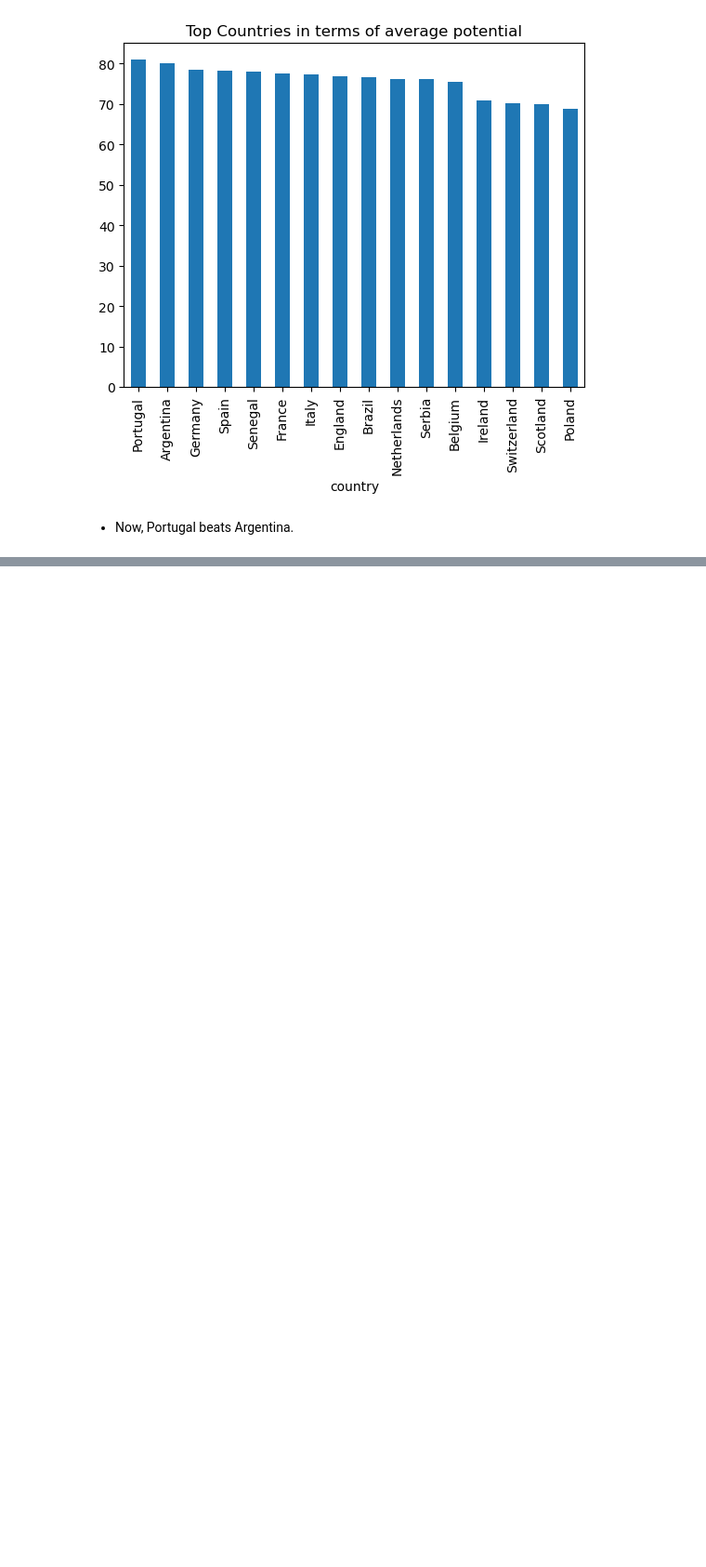
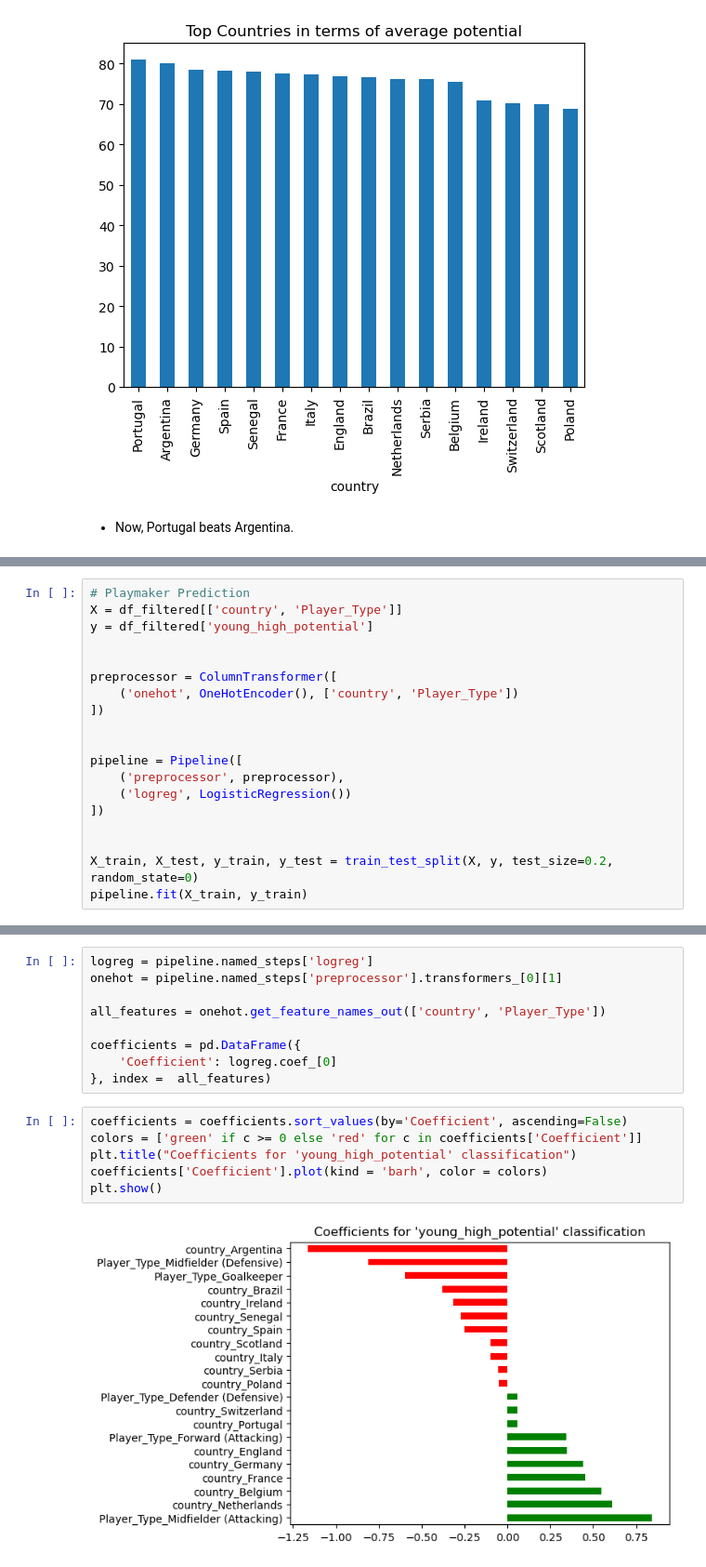
Before and after one commit to falba3/AdvancedDataAnalytics, a Jupyter notebook: notebooks/all_questions.ipynb, the cells around one changed output, grey strips where cells are left out. Shown at 93% size. Cells and saved outputs as stored; diff of their text form; blank space fills up the shorter version.

```diff
--- a/notebooks/all_questions.ipynb
+++ b/notebooks/all_questions.ipynb
@@ -1822 +1811,20 @@ See the caveats in the documentation: https://pandas.pydata.org/pandas-docs/stab
 * Countries like Germany and Netherlands also show a bigger proportion of these types of players.
+# %%
+# Playmaker Prediction
+X = df_filtered[['country', 'Player_Type']]
+y = df_filtered['young_high_potential']
+
+
+preprocessor = ColumnTransformer([
+    ('onehot', OneHotEncoder(), ['country', 'Player_Type'])
+])
+
+
+pipeline = Pipeline([
+    ('preprocessor', preprocessor),
+    ('logreg', LogisticRegression())
+])
+
+
+X_train, X_test, y_train, y_test = train_test_split(X, y, test_size=0.2, random_state=0)
+pipeline.fit(X_train, y_train)
@@ -1822,0 +1849,17 @@ See the caveats in the documentation: https://pandas.pydata.org/pandas-docs/stab
+# %%
+logreg = pipeline.named_steps['logreg']
+onehot = pipeline.named_steps['preprocessor'].transformers_[0][1]
+
+all_features = onehot.get_feature_names_out(['country', 'Player_Type'])
+
+coefficients = pd.DataFrame({
+    'Coefficient': logreg.coef_[0]
+}, index =  all_features)
+# %%
+coefficients = coefficients.sort_values(by='Coefficient', ascending=False)
+colors = ['green' if c >= 0 else 'red' for c in coefficients['Coefficient']]
+plt.title("Coefficients for 'young_high_potential' classification")
+coefficients['Coefficient'].plot(kind = 'barh', color = colors)
+plt.show()
+# %% [output]
+[figure, added]
```
Also changed, not shown: parts of 12 cells of this notebook.
